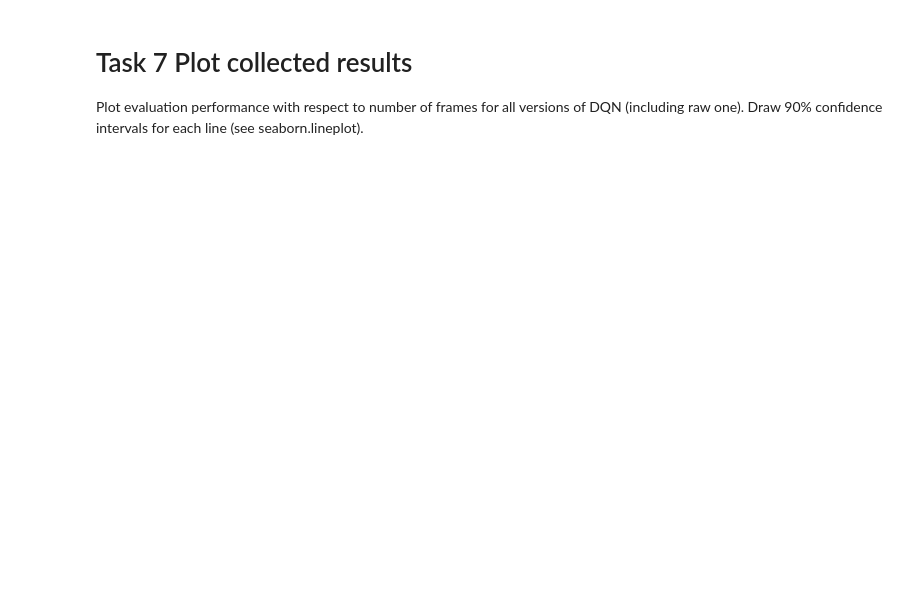
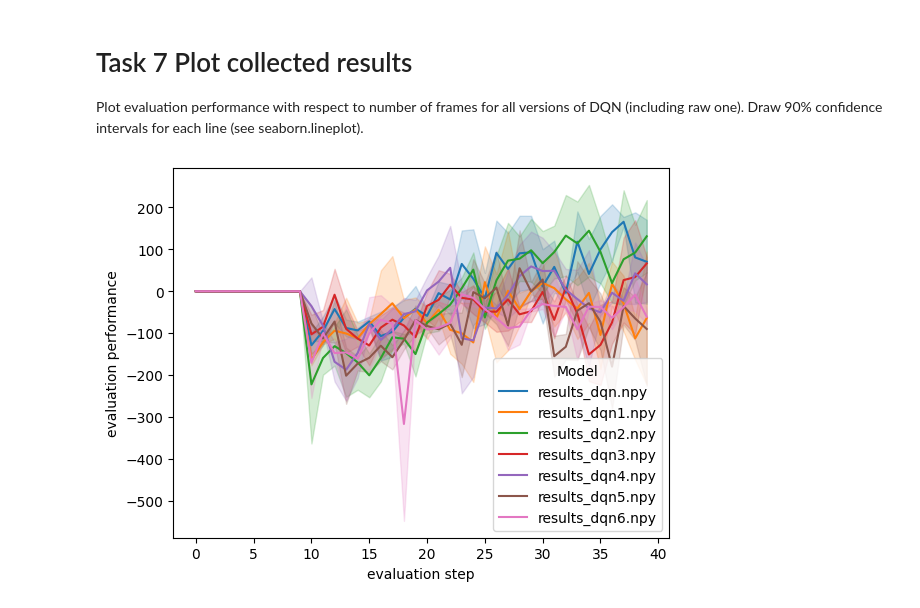
Before and after one commit to wladekpal/GSN, a Jupyter notebook: zad4/hw4_rainbow_student.ipynb, the cells around one changed output. Cells and saved outputs as stored; diff of their text form; code cells hidden in the pictures; blank space fills up the shorter version.

```diff
--- a/zad4/hw4_rainbow_student.ipynb
+++ b/zad4/hw4_rainbow_student.ipynb
@@ -976,3 +991,31 @@ results_dqn6.mean(1)[-10:].mean()
 # %% [markdown]
 # Task 7 Plot collected results
 Plot evaluation performance with respect to number of frames for all versions of DQN (including raw one). Draw 90% confidence intervals for each line (see seaborn.lineplot).
+# %%
+import seaborn as sns
+import pandas as pd
+
+
+def draw_multiple(names):
+    combined = []
+    for name in names:
+        data = np.load(name).transpose()
+        df = pd.DataFrame(data=data).melt()
+        df.insert(2, "Model", name)
+        combined.append(df)
+
+    combined = pd.concat(combined)
+
+    plot = sns.lineplot(data=combined, x="variable", y="value", errorbar=('ci', 90), hue="Model")
+    plot.set(xlabel="evaluation step", ylabel="evaluation performance", )
+
+
+draw_multiple(["results_dqn.npy",
+               "results_dqn1.npy",
+               "results_dqn2.npy",
+               "results_dqn3.npy",
+               "results_dqn4.npy",
+               "results_dqn5.npy",
+               "results_dqn6.npy"])
+# %% [output]
+[figure, added]
```
Also changed, not shown: parts of 8 cells of this notebook.
